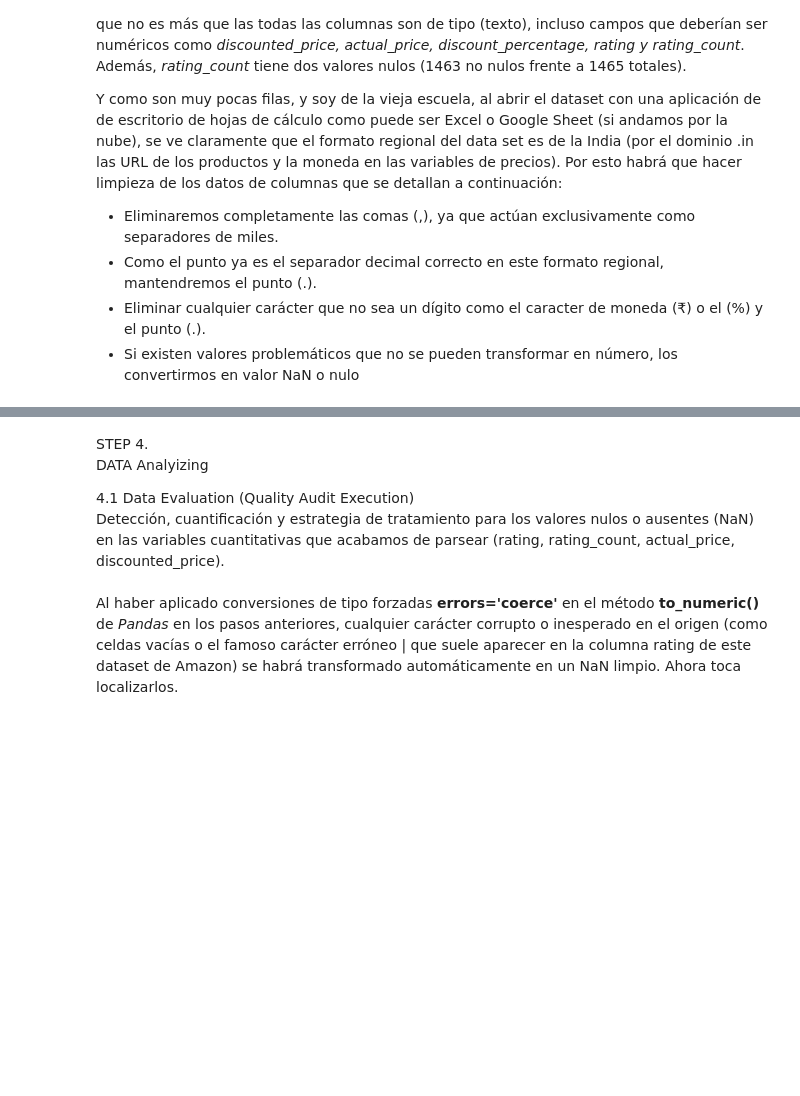
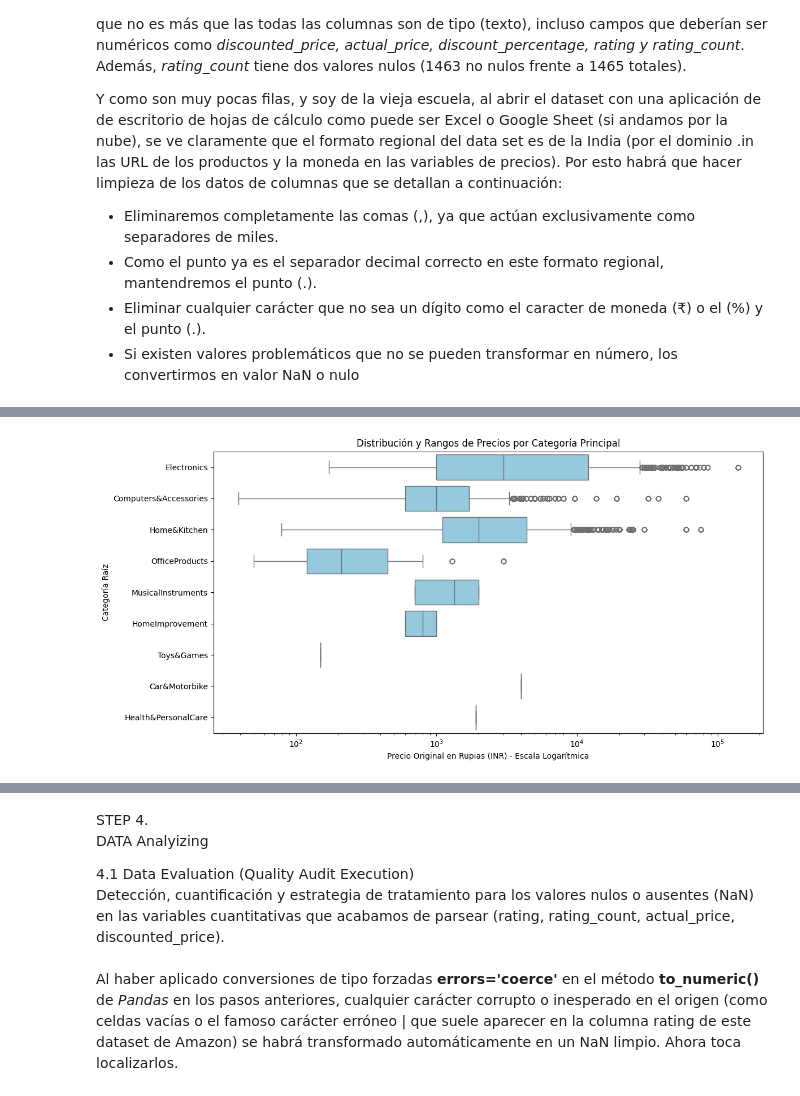
Before and after one commit to dcueli-com/applied_bigdata, a Jupyter notebook: src/activities/lesson_05/notebooks/ra5-kdd-amazon-sales.ipynb, the cells around one changed output, grey strips where cells are left out. Cells and saved outputs as stored; diff of their text form; code cells hidden in the pictures; blank space fills up the shorter version.

```diff
--- a/src/activities/lesson_05/notebooks/ra5-kdd-amazon-sales.ipynb
+++ b/src/activities/lesson_05/notebooks/ra5-kdd-amazon-sales.ipynb
@@ -397,3 +442,47 @@ OfficeProducts            248
+# %%
+# 3
+# 3.3. Data Transformation (Audit Category)
+# 3.3.2. Visualizing Root Categories by Product Count -Boxplot-
+import matplotlib.pyplot as plt
+import seaborn as sns
+
+# ============================================================================================================
+# DataFrame PlotPriceByCategory
+# ------------------------------------------------------------------------------------------------------------
+# Visualizar la distribución de precios por categoría raíz para entender la estructura del catálogo y
+# detectar posibles outliers
+#
+# @param DataFrame pDfIn DataFrame
+# ------------------------------------------------------------------------------------------------------------
+def PlotPriceByCategory(pDfIn):
+  plt.figure(figsize=(12, 6))
+
+  # Ordenar las categorías por volumen para mantener la consistencia con el gráfico anterior
+  category_order = pDfIn['main_category'].value_counts().index
+
+  # Crear el boxplot cruzando categoría (eje Y) y precio (eje X)
+  sns.boxplot(
+    data=pDfIn,
+    y='main_category',
+    x='actual_price',
+    order=category_order,
+    color='skyblue'
+  )
+
+  # Aplicar escala logarítmica en el eje X debido a la gran dispersión de precios
+  plt.xscale('log')
+
+  # Añadir etiquetas y títulos claros
+  plt.xlabel('Precio Original en Rupias (INR) - Escala Logarítmica')
+  plt.ylabel('Categoría Raíz')
+  plt.title('Distribución y Rangos de Precios por Categoría Principal')
+
+  plt.tight_layout()
+  plt.show()
+
+PlotPriceByCategory(dfEnd)
+# %% [output]
+[figure, added]
 # %%
 # 3
 # 3.3. Data Transformation (One-Hot Encoding)
```
Also changed, not shown: parts of 25 cells of this notebook, 2 other files.
